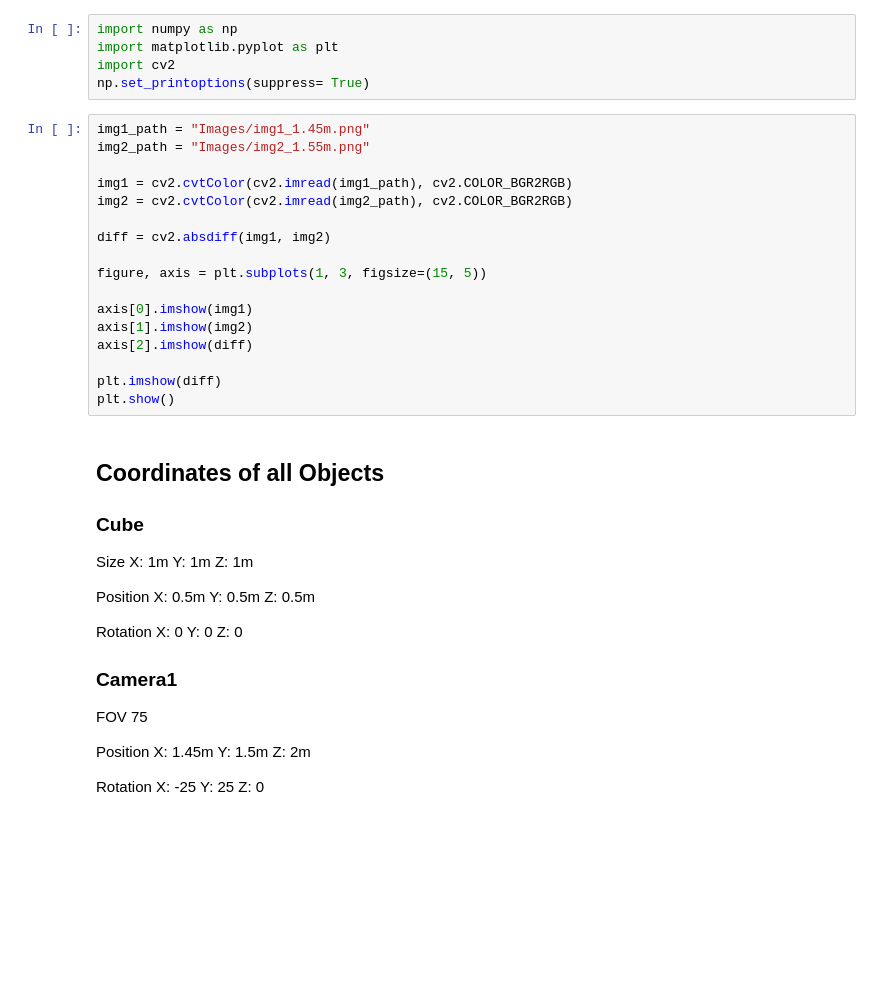
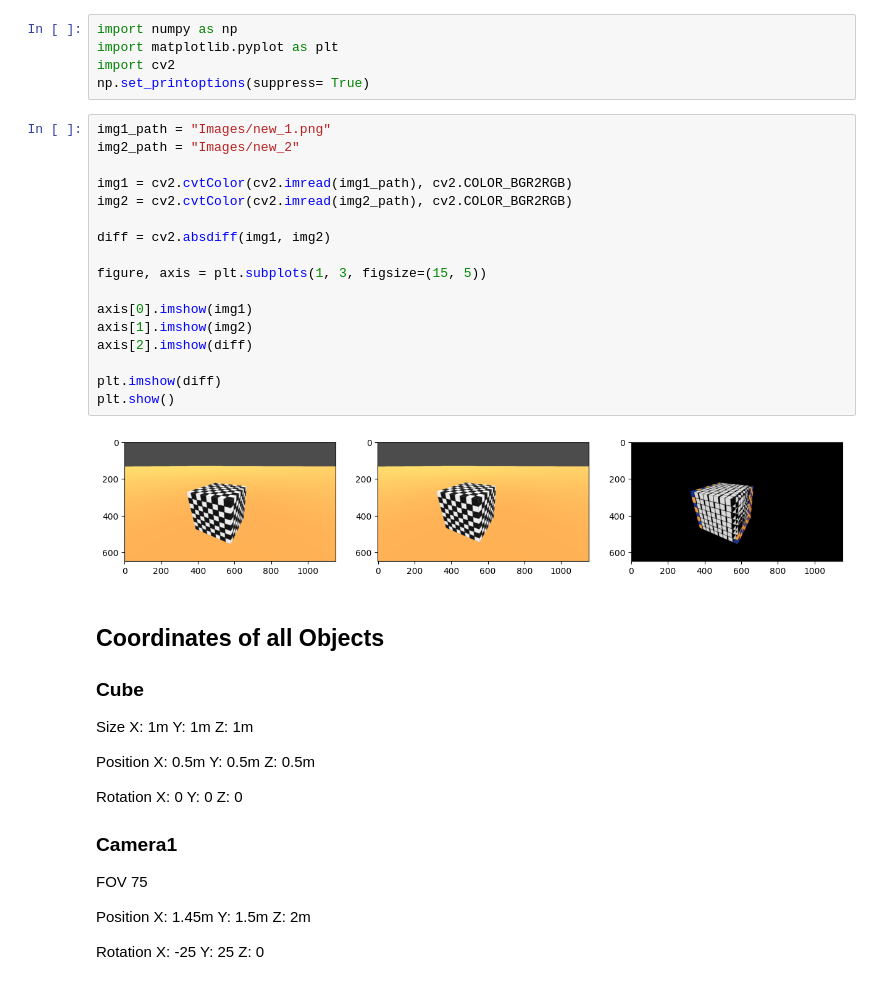
Before and after one commit to IndraneelArtham/Stereo-Vision, a Jupyter notebook: stereo.ipynb, the cells around one changed output. Saved outputs shown, nothing was run; the diff lists cells and outputs as text; blank space fills up the shorter version.

```diff
--- a/stereo.ipynb
+++ b/stereo.ipynb
@@ -4,22 +4,24 @@ import matplotlib.pyplot as plt
 import cv2
 np.set_printoptions(suppress= True)
 # %%
-img1_path = "Images/img1_1.45m.png"
-img2_path = "Images/img2_1.55m.png"
+img1_path = "Images/new_1.png"
+img2_path = "Images/new_2"
 
 img1 = cv2.cvtColor(cv2.imread(img1_path), cv2.COLOR_BGR2RGB)
 img2 = cv2.cvtColor(cv2.imread(img2_path), cv2.COLOR_BGR2RGB)
 
 diff = cv2.absdiff(img1, img2)
 
 figure, axis = plt.subplots(1, 3, figsize=(15, 5))
 
 axis[0].imshow(img1)
 axis[1].imshow(img2)
 axis[2].imshow(diff)
 
 plt.imshow(diff)
 plt.show()
+# %% [output]
+[figure, added]
 # %% [markdown]
 ## Coordinates of all Objects
 
```
Also changed, not shown: parts of 6 cells of this notebook, 20 other files.
